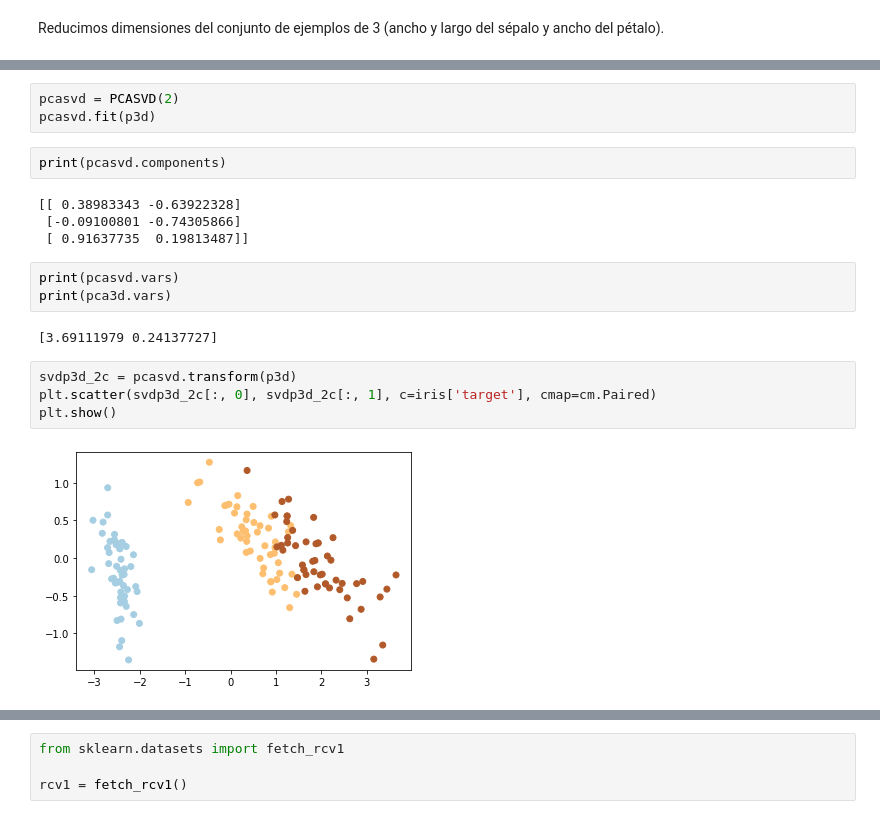
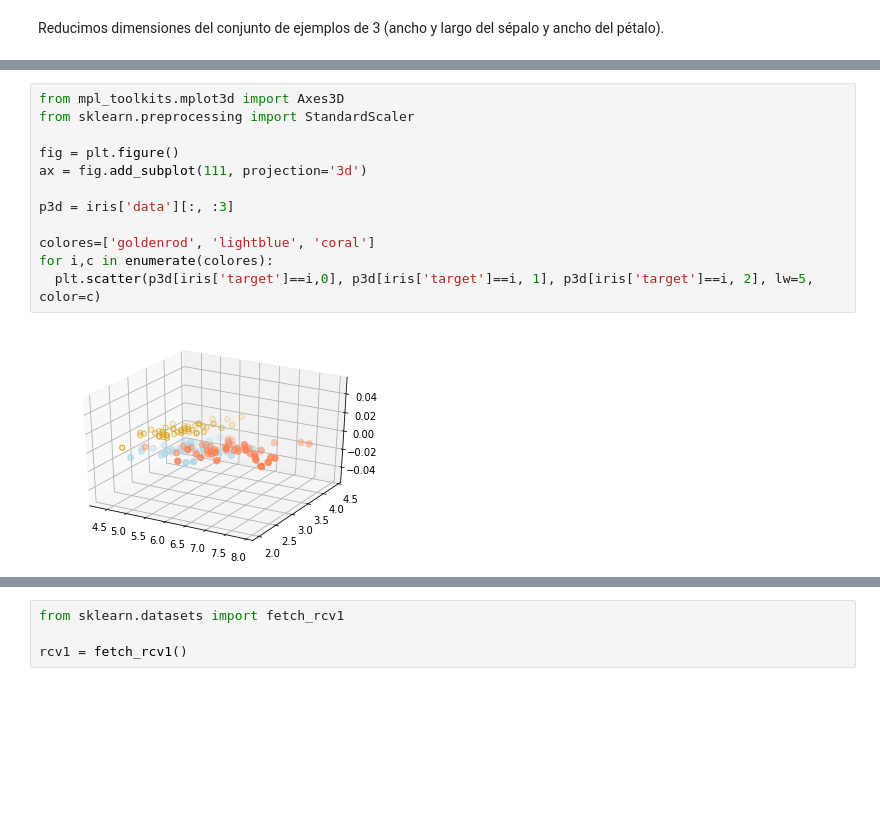
Before and after one commit to blancavazquez/CursoDatosMasivosII, a Jupyter notebook: notebooks/1c_pca.ipynb, the cells around one changed output, grey strips where cells are left out. Drawn from its saved outputs; the diff is of its cells as text; blank space fills up the shorter version.

```diff
--- a/notebooks/1c_pca.ipynb
+++ b/notebooks/1c_pca.ipynb
@@ -132,20 +137,14 @@ class PCASVD:
-# %%
-pcasvd = PCASVD(2)
-pcasvd.fit(p3d)
-# %%
-print(pcasvd.components)
-# %% [output]
-[[ 0.38983343 -0.63922328]
- [-0.09100801 -0.74305866]
- [ 0.91637735  0.19813487]]
-# %%
-print(pcasvd.vars)
-print(pca3d.vars)
-# %% [output]
-[3.69111979 0.24137727]
-# %%
-svdp3d_2c = pcasvd.transform(p3d)
-plt.scatter(svdp3d_2c[:, 0], svdp3d_2c[:, 1], c=iris['target'], cmap=cm.Paired)
-plt.show()
-# %% [output]
-[figure, removed]
+# %%
+from mpl_toolkits.mplot3d import Axes3D
+from sklearn.preprocessing import StandardScaler
+
+fig = plt.figure()
+ax = fig.add_subplot(111, projection='3d')
+
+p3d = iris['data'][:, :3]
+
+colores=['goldenrod', 'lightblue', 'coral']
+for i,c in enumerate(colores):
+  plt.scatter(p3d[iris['target']==i,0], p3d[iris['target']==i, 1], p3d[iris['target']==i, 2], lw=5, color=c)
+# %% [output]
+[figure, added]
```
Also changed, not shown: parts of 106 cells of this notebook.
